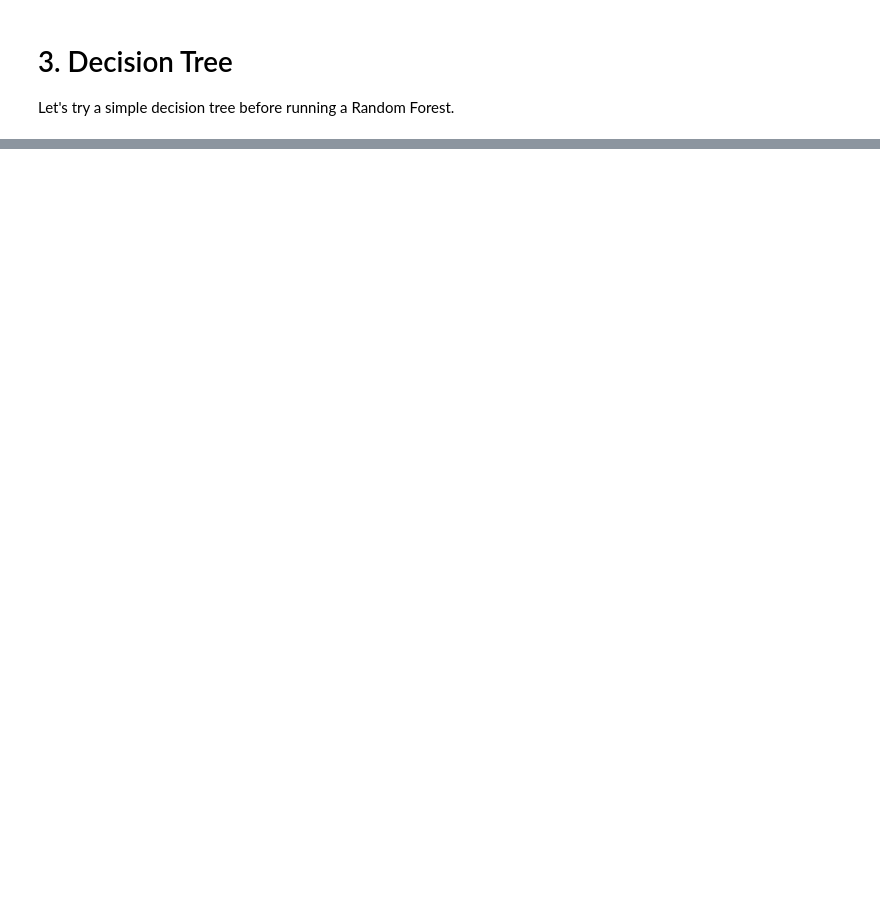
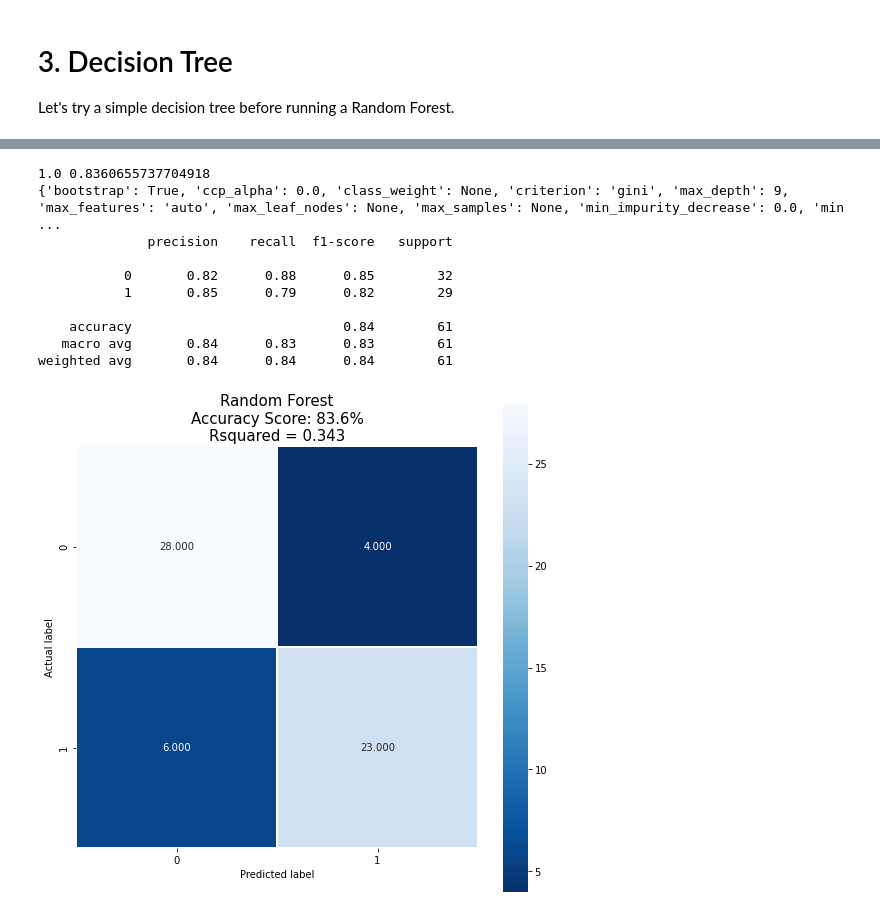
Before and after one commit to BradDoty/KaggleHeartDiseaseUCI, a Jupyter notebook: Notebooks/Capstone 2 -- Modeling.ipynb, the cells around one changed output, grey strips where cells are left out. Drawn from its saved outputs; the diff is of its cells as text; code cells hidden in the pictures; blank space fills up the shorter version.

Commit message:
Completed modeling.  Logistic beat Random Forest, kNN, and SVM.

```diff
--- a/Notebooks/Capstone 2 -- Modeling.ipynb
+++ b/Notebooks/Capstone 2 -- Modeling.ipynb
@@ -241,0 +249,23 @@ However, this Decision Tree is still inferior to the Logistic Regression.  Logis
+# %%
+RF = RandomForestClassifier(max_depth=9, random_state = 21)
+RF.fit(X_train, y_train)
+
+train_score = RF.score(X_train, y_train)
+score = RF.score(X_test, y_test)
+
+print (train_score, score)
+print(RF.get_params())
+
+plot_confusion("Random Forest", RF, X_test, y_test, score)
+# %% [output]
+1.0 0.8360655737704918
+{'bootstrap': True, 'ccp_alpha': 0.0, 'class_weight': None, 'criterion': 'gini', 'max_depth': 9, 'max_features': 'auto', 'max_leaf_nodes': None, 'max_samples': None, 'min_impurity_decrease': 0.0, 'min ...
+              precision    recall  f1-score   support
+
+           0       0.82      0.88      0.85        32
+           1       0.85      0.79      0.82        29
+
+    accuracy                           0.84        61
+   macro avg       0.84      0.83      0.83        61
+weighted avg       0.84      0.84      0.84        61
+[figure, added]
```
Also changed, not shown: parts of 23 cells of this notebook.
